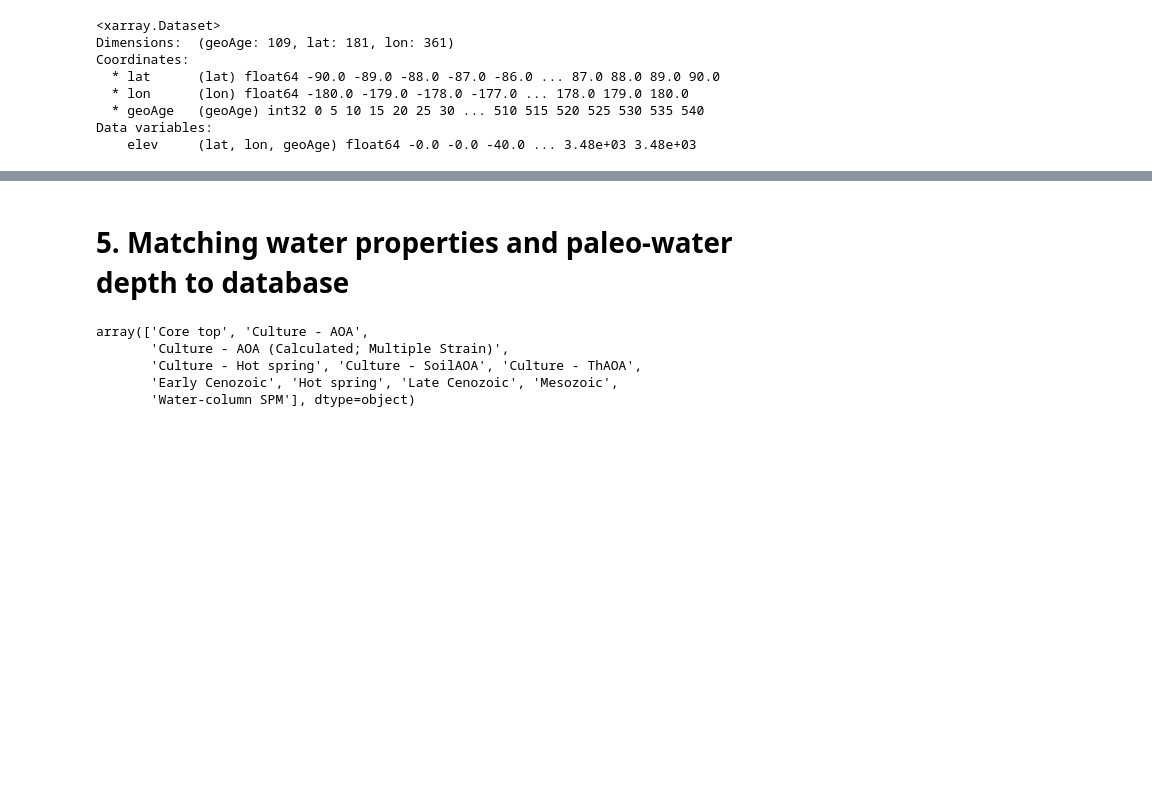
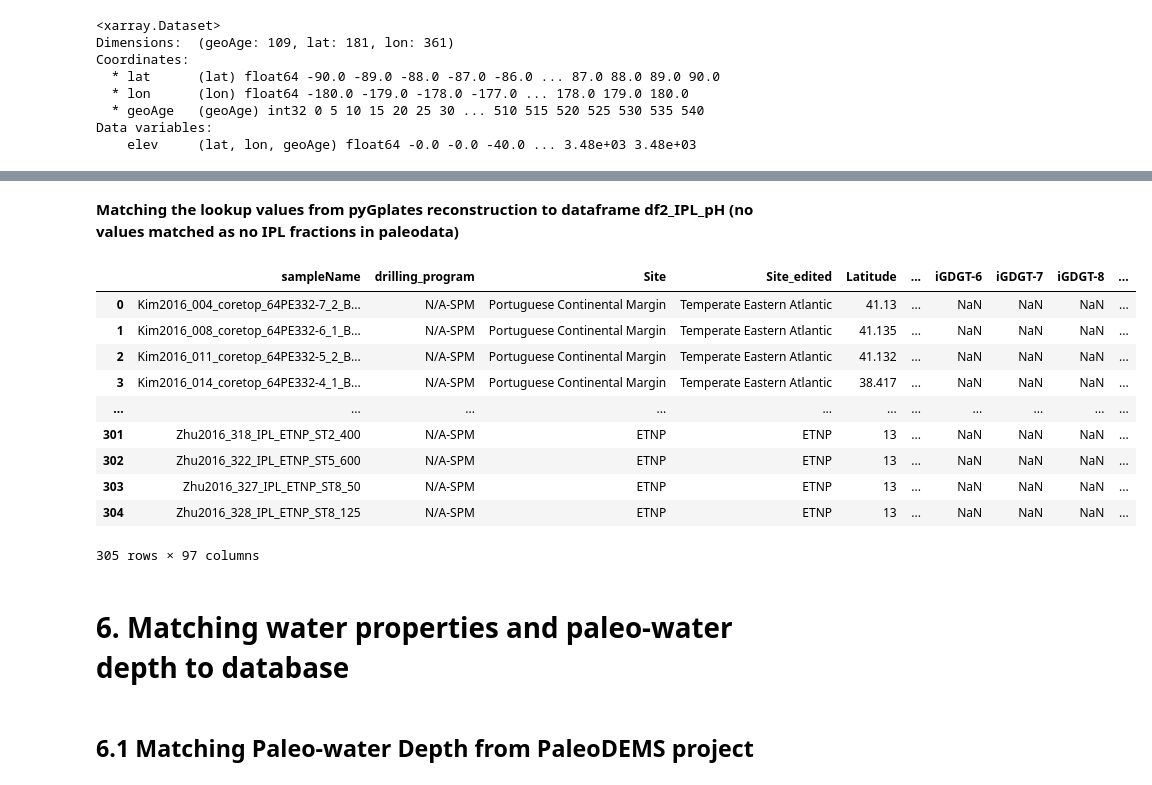
Before and after one commit to PaleoLipidRR/marine-AOA-GDGT-distribution, a Jupyter notebook: PNAS_pythonCodeS1_BeyondTEX86_preprocessing_RR.ipynb, the cells around one changed output, grey strips where cells are left out. Cells and saved outputs as stored; diff of their text form; code cells hidden in the pictures; blank space fills up the shorter version.

```diff
--- a/PNAS_pythonCodeS1_BeyondTEX86_preprocessing_RR.ipynb
+++ b/PNAS_pythonCodeS1_BeyondTEX86_preprocessing_RR.ipynb
@@ -490,7 +504,7 @@ grouped = df2_main.groupby(['dataType_level1'])
 
 interim_df = []
 for i, (name, group) in enumerate(grouped):
-    if 'Hot spring' in name:
+    if name == 'Hot spring':
         group.reported_pH = group.reported_pH.replace('>7',float(7))
         group.reported_pH = pd.to_numeric(group.reported_pH,errors='coerce')
         group = group[group.reported_pH>=6.5]
@@ -513,7 +527,7 @@ grouped = df2_IPL.groupby(['dataType_level1'])
 
 interim_df = []
 for i, (name, group) in enumerate(grouped):
-    if 'Hot spring' in name:
+    if name == 'Hot spring':
         group.reported_pH = group.reported_pH.replace('>7',float(7))
         group.reported_pH = pd.to_numeric(group.reported_pH,errors='coerce')
         group = group[group.reported_pH>=6.5]
@@ -769,0 +842,8 @@ Data variables:
+# %%
+rot_filepath="C:/Users/ratta/marine-AOA-GDGT-distribution/paleoDEMS/pyGplates_files/PaleoDEMS_global_plate_model/"
+rot_filename="m06c9h_3id_forPgeog_19o_r1c.rot"
+rotation_model = pygplates.RotationModel(rot_filepath+rot_filename)
+
+poly_filepath="C:/Users/ratta/marine-AOA-GDGT-distribution/paleoDEMS/pyGplates_files/PaleoDEMS_global_plate_model/"
+statPoly_filename="PALEOMAP_PlatePolygons__forPgeog_v19o.gpml"
+static_polygons = pygplates.FeatureCollection(poly_filepath+statPoly_filename)
@@ -770,10 +1003,25 @@ Data variables:
+# %% [markdown]
+**Matching the lookup values from pyGplates reconstruction to dataframe df2_IPL_pH (no values matched as no IPL fractions in paleodata)**
+# %%
+paleolat_dict = dict(zip(new_df.sampleID_new,new_df.paleolat))
+paleolon_dict = dict(zip(new_df.sampleID_new,new_df.paleolon))
+
+df2_IPL_pH['paleolat'] = df2_IPL_pH['sampleID_new'].map(paleolat_dict)
+df2_IPL_pH['paleolon'] = df2_IPL_pH['sampleID_new'].map(paleolon_dict)
+df2_IPL_pH
+# %% [output]
+|  | sampleName | drilling_program | Site | Site_edited | Latitude | ... | iGDGT-6 | iGDGT-7 | iGDGT-8 | ... |
+| 0 | Kim2016_004_coretop_64PE332-7_2_B... | N/A-SPM | Portuguese Continental Margin | Temperate Eastern Atlantic | 41.13 | ... | NaN | NaN | NaN | ... |
+| 1 | Kim2016_008_coretop_64PE332-6_1_B... | N/A-SPM | Portuguese Continental Margin | Temperate Eastern Atlantic | 41.135 | ... | NaN | NaN | NaN | ... |
+| 2 | Kim2016_011_coretop_64PE332-5_2_B... | N/A-SPM | Portuguese Continental Margin | Temperate Eastern Atlantic | 41.132 | ... | NaN | NaN | NaN | ... |
+| 3 | Kim2016_014_coretop_64PE332-4_1_B... | N/A-SPM | Portuguese Continental Margin | Temperate Eastern Atlantic | 38.417 | ... | NaN | NaN | NaN | ... |
+| ... | ... | ... | ... | ... | ... | ... | ... | ... | ... | ... |
+| 301 | Zhu2016_318_IPL_ETNP_ST2_400 | N/A-SPM | ETNP | ETNP | 13 | ... | NaN | NaN | NaN | ... |
+| 302 | Zhu2016_322_IPL_ETNP_ST5_600 | N/A-SPM | ETNP | ETNP | 13 | ... | NaN | NaN | NaN | ... |
+| 303 | Zhu2016_327_IPL_ETNP_ST8_50 | N/A-SPM | ETNP | ETNP | 13 | ... | NaN | NaN | NaN | ... |
+| 304 | Zhu2016_328_IPL_ETNP_ST8_125 | N/A-SPM | ETNP | ETNP | 13 | ... | NaN | NaN | NaN | ... |
+305 rows × 97 columns
 # %% [markdown]
-# **5. Matching water properties and paleo-water depth to database**
+# **6. Matching water properties and paleo-water depth to database**
-# %%
-df2_main_pH.dataType_level1.unique()
-# %% [output]
-array(['Core top', 'Culture - AOA',
-       'Culture - AOA (Calculated; Multiple Strain)',
-       'Culture - Hot spring', 'Culture - SoilAOA', 'Culture - ThAOA',
-       'Early Cenozoic', 'Hot spring', 'Late Cenozoic', 'Mesozoic',
-       'Water-column SPM'], dtype=object)
+# %% [markdown]
+## **6.1 Matching Paleo-water Depth from PaleoDEMS project**
```
Also changed, not shown: parts of 45 cells of this notebook, 8 other files.
